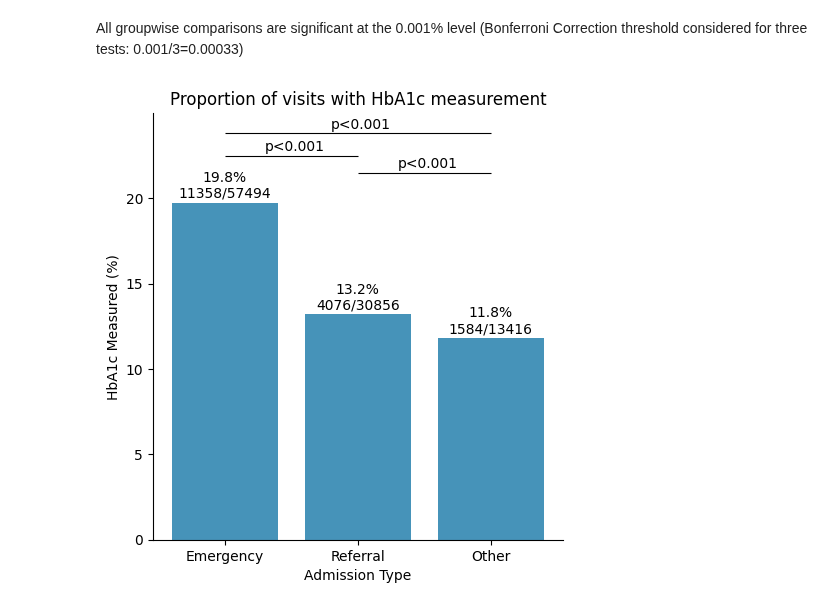
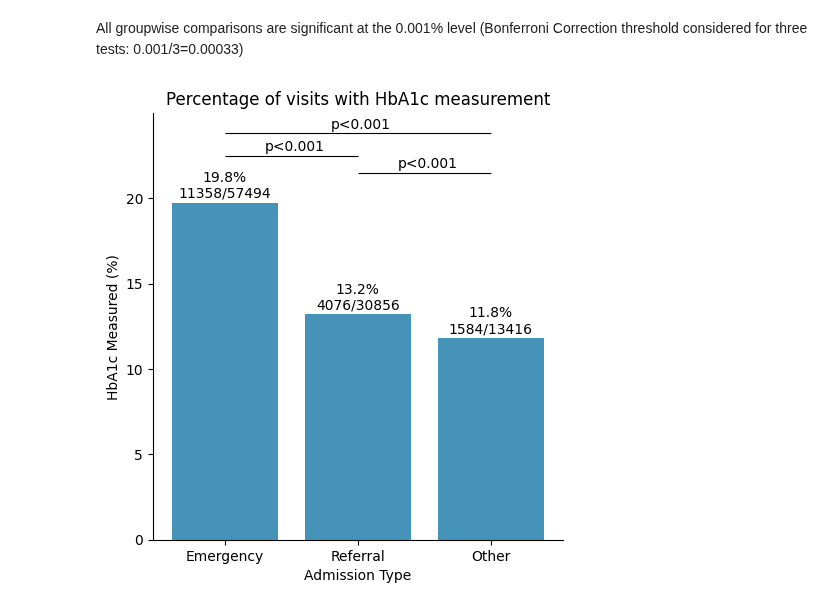
Before and after one commit to theislab/ehrapy-reproducibility, a Jupyter notebook: Supplementary_Figure_10/notebooks/surveillance_bias.ipynb, the cells around one changed output. Saved outputs shown, nothing was run; the diff lists cells and outputs as text; code cells hidden in the pictures.

```diff
--- a/Supplementary_Figure_10/notebooks/surveillance_bias.ipynb
+++ b/Supplementary_Figure_10/notebooks/surveillance_bias.ipynb
@@ -7,5 +8,8 @@ from scipy.stats import chi2_contingency
 import warnings
 
 warnings.filterwarnings("ignore")
+# %%
+mpl.rcParams["pdf.fonttype"] = 42
+mpl.rcParams["ps.fonttype"] = 42
 # %%
 adata = ep.dt.diabetes_130_fairlearn()
@@ -83,44 +89,60 @@ bar_plot = ep.pl.catplot(
 
 
 # Calculate the percentages
-total = adata.obs.groupby('admission_source_id')['A1Cresult_measured_x100'].sum().reindex(order)
-percentages = adata.obs.groupby('admission_source_id')['A1Cresult_measured_x100'].sum().reindex(order) / total.sum() * 100
+total = (
+    adata.obs.groupby("admission_source_id")["A1Cresult_measured_x100"]
+    .sum()
+    .reindex(order)
+)
+percentages = (
+    adata.obs.groupby("admission_source_id")["A1Cresult_measured_x100"]
+    .sum()
+    .reindex(order)
+    / total.sum()
+    * 100
+)
 
 # Calculate the total and true counts for each group
-total_counts = adata.obs.groupby('admission_source_id')['A1Cresult_measured'].count().reindex(order)
-true_counts = adata.obs.groupby('admission_source_id')['A1Cresult_measured'].sum().reindex(order)
+total_counts = (
+    adata.obs.groupby("admission_source_id")["A1Cresult_measured"]
+    .count()
+    .reindex(order)
+)
+true_counts = (
+    adata.obs.groupby("admission_source_id")["A1Cresult_measured"].sum().reindex(order)
+)
 percentages = (true_counts / total_counts) * 100
 
 # Add percentages and counts on top of the bars
 ax = bar_plot.facet_axis(0, 0)
 for p in ax.patches:
     x = p.get_x() + p.get_width() / 2
     height = p.get_height() + 0.1
     admission_source = int(p.get_x() + p.get_width() / 2 + 0.5)
     count_true = true_counts[admission_source]
     count_total = total_counts[admission_source]
     percentage = percentages[admission_source]
     ax.text(
         x,
         height,
-        f'{percentage:.1f}%\n{count_true}/{count_total}',
-        ha='center',
-        va='bottom'
+        f"{percentage:.1f}%\n{count_true}/{count_total}",
+        ha="center",
+        va="bottom",
     )
 
 plt.xlabel("Admission Type")
 plt.ylabel("HbA1c Measured (%)")
-plt.title("Proportion of visits with HbA1c measurement")
+plt.title("Percentage of visits with HbA1c measurement")
 plt.text(1.3, 21.8, "p<0.001")
 plt.text(0.3, 22.8, "p<0.001")
 plt.text(0.8, 24.1, "p<0.001")
 plt.hlines(21.5, 1, 2, colors="black", linewidth=0.8)
 plt.hlines(22.5, 0, 1, colors="black", linewidth=0.8)
 plt.hlines(23.8, 0, 2, colors="black", linewidth=0.8)
 
 plt.savefig("surveillance_bias_barplot.pdf", dpi=300, bbox_inches="tight")
 
 
 plt.show()
 # %% [output]
-[figure, old version]
+[figure, new version]
```
Also changed, not shown: parts of 3 cells of this notebook, 13 other files.
